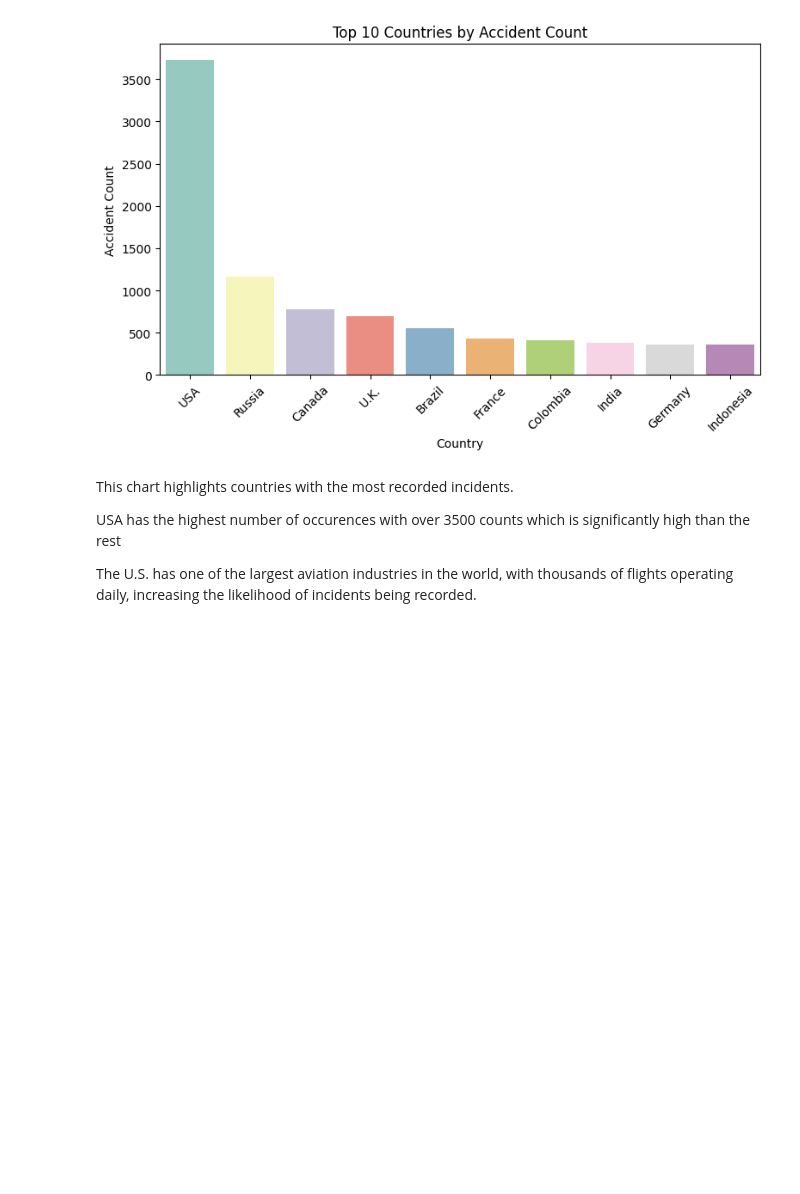
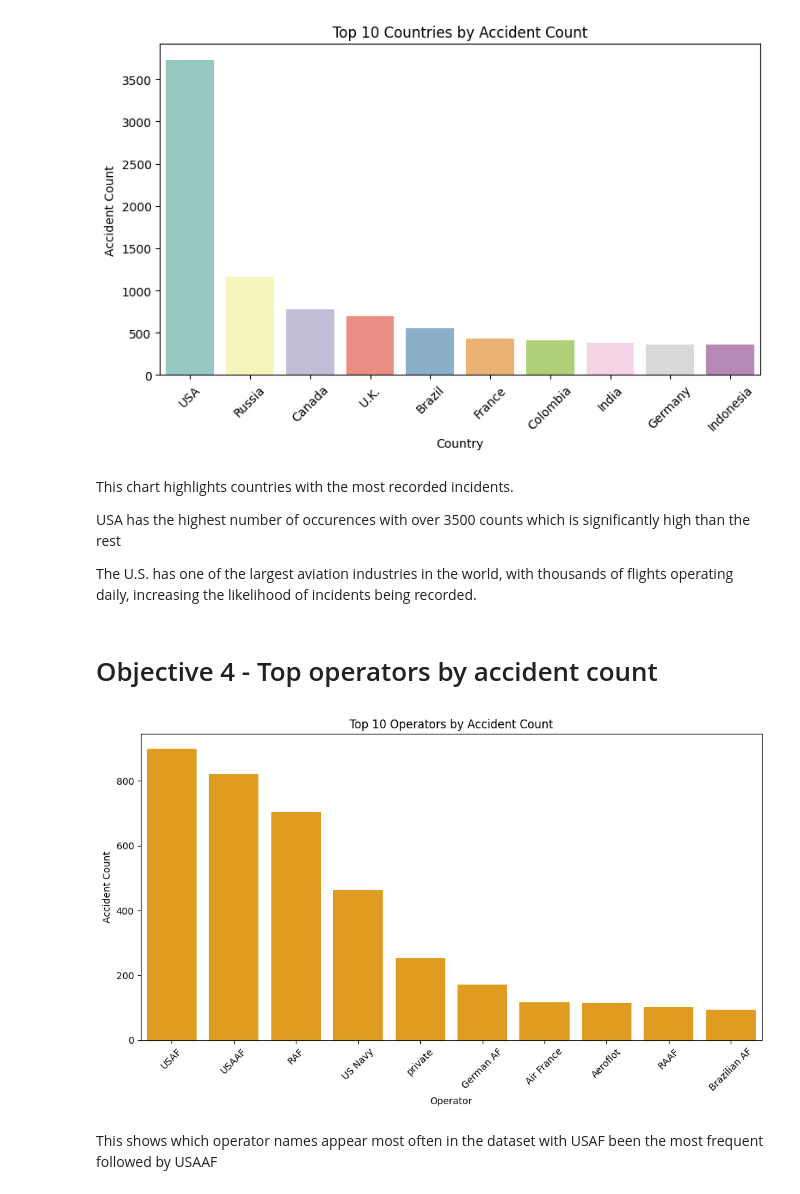
Before and after one commit to Kaks753/Projects, a Jupyter notebook: aviation_accidents.ipynb, the cells around one changed output. Cells and saved outputs as stored; diff of their text form; code cells hidden in the pictures; blank space fills up the shorter version.

Commit message:
Objective 4  visualization

```diff
--- a/aviation_accidents.ipynb
+++ b/aviation_accidents.ipynb
@@ -367,3 +367,21 @@ This chart highlights countries with the most recorded incidents.
 USA has the highest number of occurences with over 3500 counts which is significantly high than the rest
 
 The U.S. has one of the largest aviation industries in the world, with thousands of flights operating daily, increasing the likelihood of incidents being recorded.
+# %% [markdown]
+# Objective 4 - Top operators by accident count
+# %%
+# Objective 5: top operators by accident count
+top_ops = aviation_accidents_cleaned['operator'].value_counts().nlargest(10)
+
+plt.figure(figsize=(10,6))
+sns.barplot(x=top_ops.index, y=top_ops.values, color="orange")
+plt.title("Top 10 Operators by Accident Count")
+plt.xlabel("Operator")
+plt.ylabel("Accident Count")
+plt.xticks(rotation=45)
+plt.tight_layout()
+plt.show()
+# %% [output]
+[figure, added]
+# %% [markdown]
+This shows which operator names appear most often in the dataset with USAF been the most frequent followed by USAAF
```
